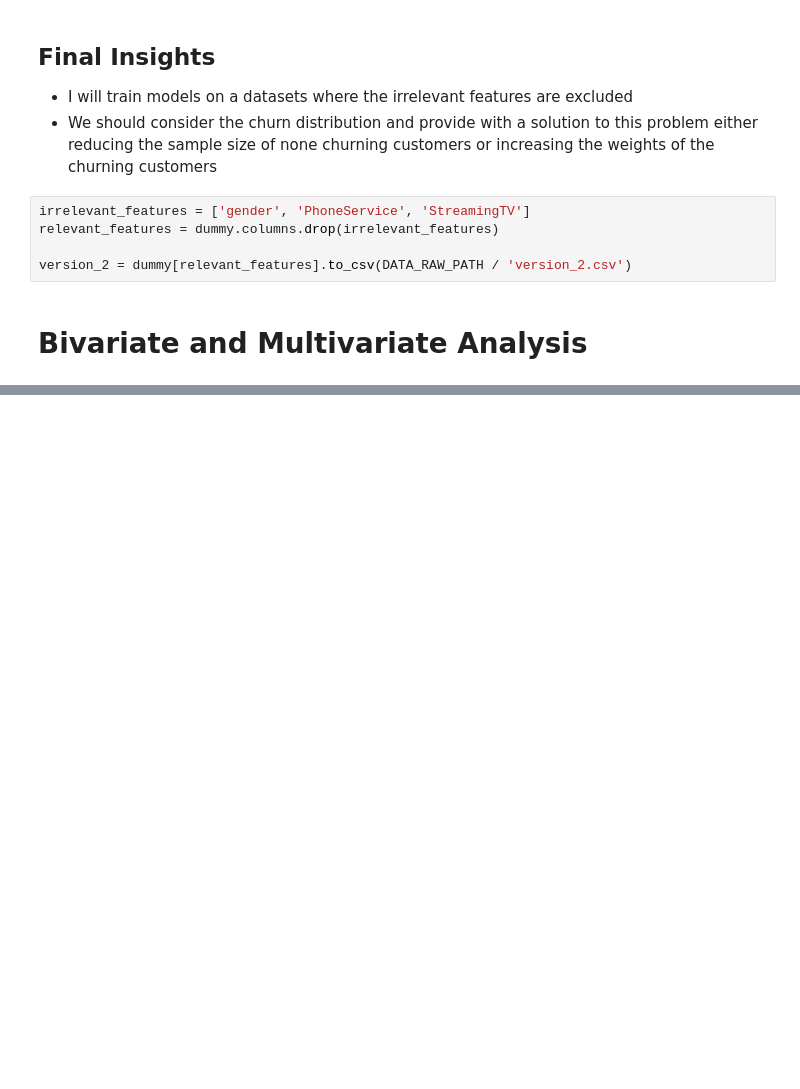
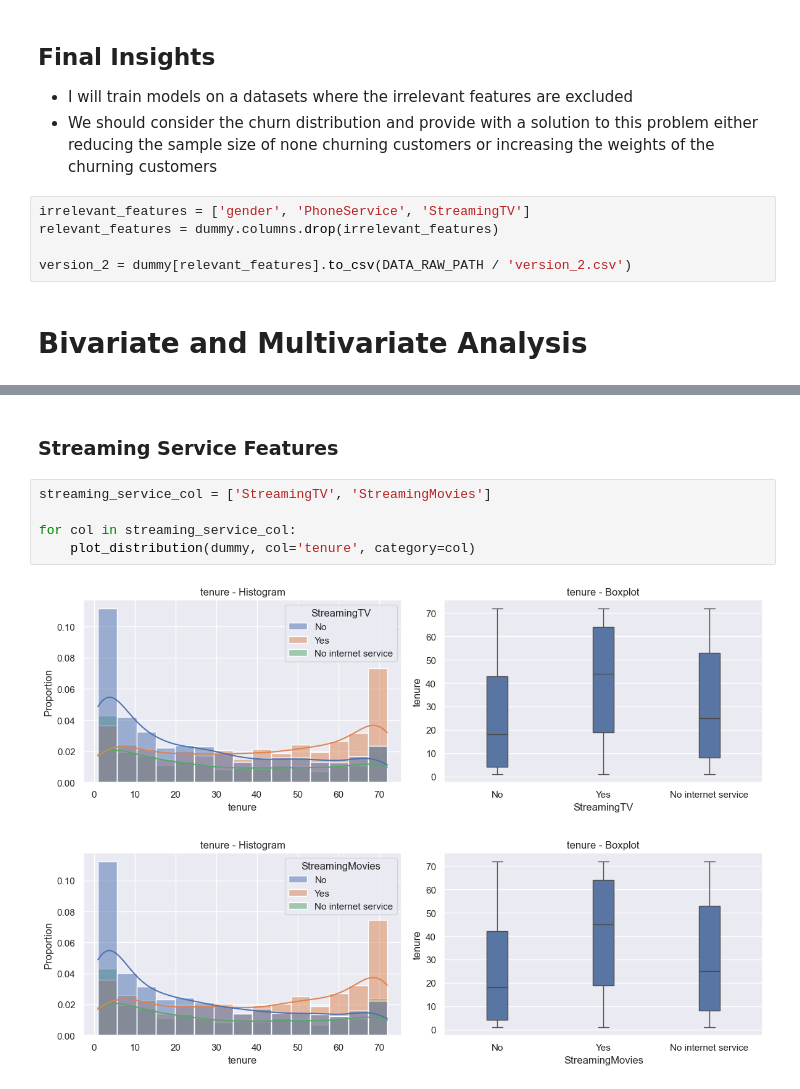
Before and after one commit to ElOuarary/Customer_Churn_Prediction, a Jupyter notebook: notebooks/exploratory_data_analysis.ipynb, the cells around one changed output, grey strips where cells are left out. Saved outputs shown, nothing was run; the diff lists cells and outputs as text; blank space fills up the shorter version.

```diff
--- a/notebooks/exploratory_data_analysis.ipynb
+++ b/notebooks/exploratory_data_analysis.ipynb
@@ -388,0 +402,10 @@ for i in range(4):
+# %% [markdown]
+### Streaming Service Features
+# %%
+streaming_service_col = ['StreamingTV', 'StreamingMovies']
+
+for col in streaming_service_col:
+    plot_distribution(dummy, col='tenure', category=col)
+# %% [output]
+[figure, added]
+[figure, added]
```
Also changed, not shown: parts of 11 cells of this notebook, 1 other file.
